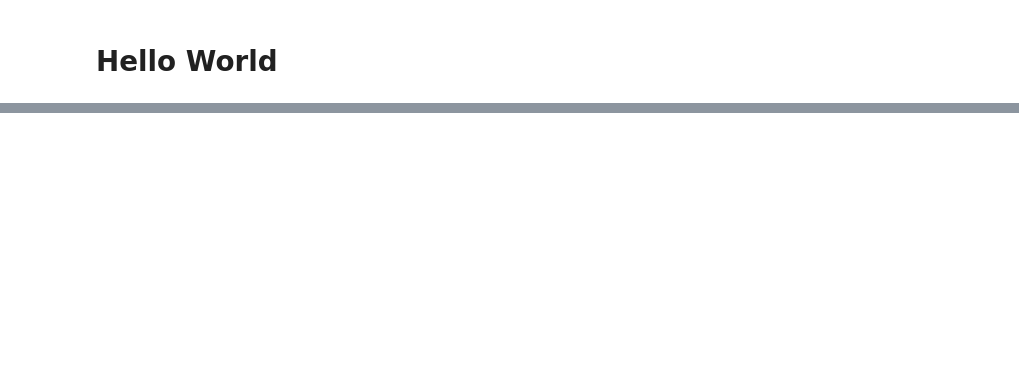
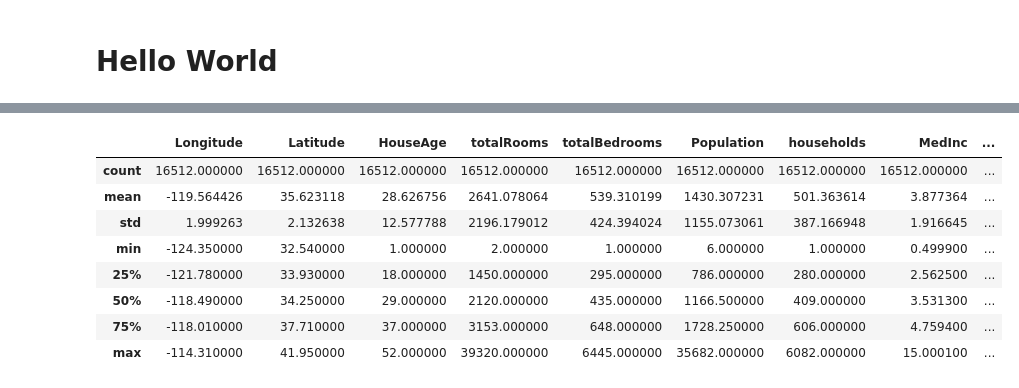
Before and after one commit to LarsBentsen/CourseDSAIStatisticalLearning, a Jupyter notebook: testing.ipynb, the cells around one changed output, grey strips where cells are left out. Cells and saved outputs as stored; diff of their text form; code cells hidden in the pictures; blank space fills up the shorter version.

```diff
--- a/testing.ipynb
+++ b/testing.ipynb
@@ -24,0 +96,12 @@ data
+# %%
+df.describe()
+# %% [output]
+|  | Longitude | Latitude | HouseAge | totalRooms | totalBedrooms | Population | households | MedInc | ... |
+| count | 16512.000000 | 16512.000000 | 16512.000000 | 16512.000000 | 16512.000000 | 16512.000000 | 16512.000000 | 16512.000000 | ... |
+| mean | -119.564426 | 35.623118 | 28.626756 | 2641.078064 | 539.310199 | 1430.307231 | 501.363614 | 3.877364 | ... |
+| std | 1.999263 | 2.132638 | 12.577788 | 2196.179012 | 424.394024 | 1155.073061 | 387.166948 | 1.916645 | ... |
+| min | -124.350000 | 32.540000 | 1.000000 | 2.000000 | 1.000000 | 6.000000 | 1.000000 | 0.499900 | ... |
+| 25% | -121.780000 | 33.930000 | 18.000000 | 1450.000000 | 295.000000 | 786.000000 | 280.000000 | 2.562500 | ... |
+| 50% | -118.490000 | 34.250000 | 29.000000 | 2120.000000 | 435.000000 | 1166.500000 | 409.000000 | 3.531300 | ... |
+| 75% | -118.010000 | 37.710000 | 37.000000 | 3153.000000 | 648.000000 | 1728.250000 | 606.000000 | 4.759400 | ... |
+| max | -114.310000 | 41.950000 | 52.000000 | 39320.000000 | 6445.000000 | 35682.000000 | 6082.000000 | 15.000100 | ... |
```
Also changed, not shown: parts of 12 cells of this notebook, 1 other file.
